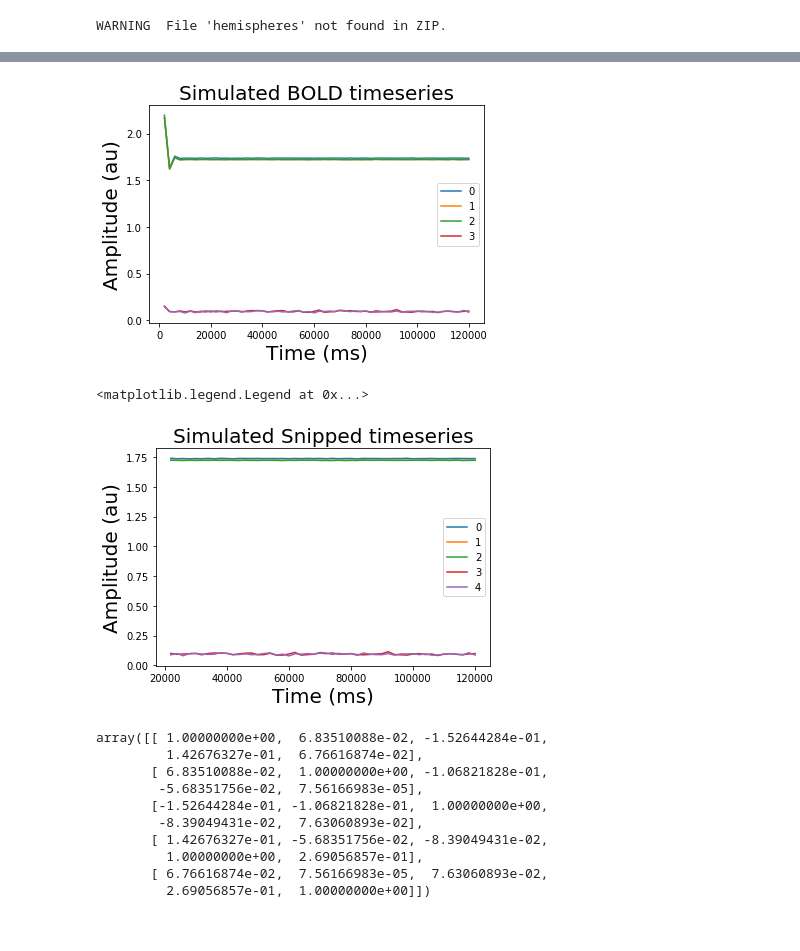
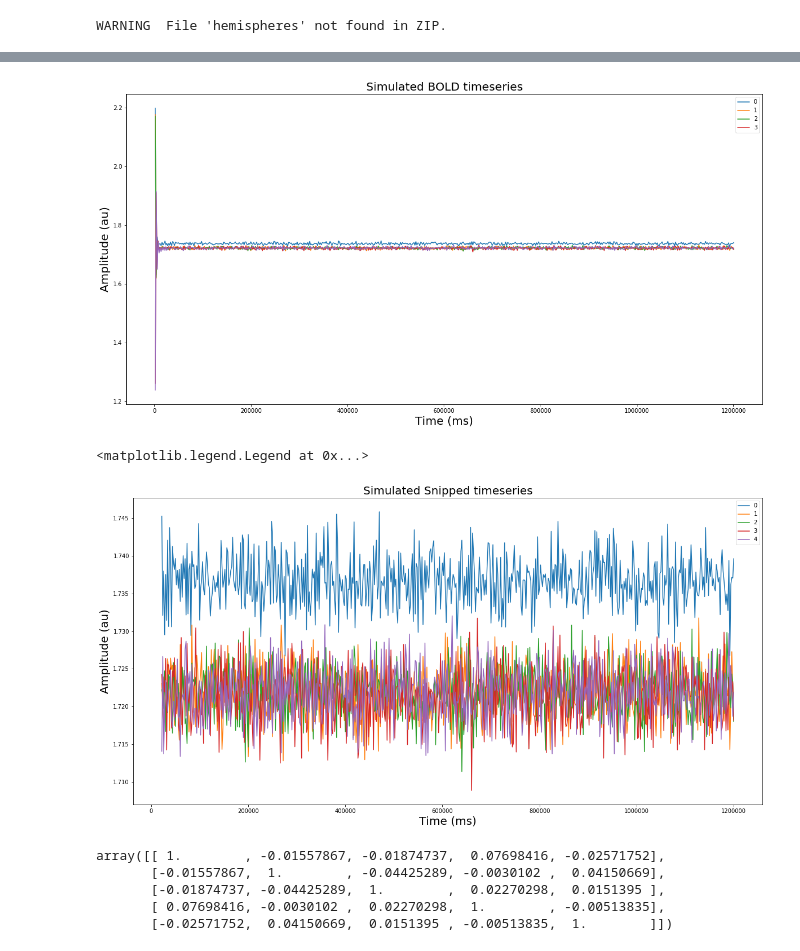
Before and after one commit to Spokhim/MouseBrainModelling, a Jupyter notebook: Proof of Validity.ipynb, the cells around one changed output, grey strips where cells are left out. Drawn from its saved outputs; the diff is of its cells as text; code cells hidden in the pictures.

```diff
--- a/Proof of Validity.ipynb
+++ b/Proof of Validity.ipynb
@@ -68,10 +69,10 @@ if BOLD == True:
     sim = simulator.Simulator(model=MODEL,
                             connectivity=con,
                             coupling=coupling.Linear(a=0.096),
-                            integrator=integrators.EulerStochastic(dt=0.1, noise=noise.Additive(nsig=0.00013)),
+                            integrator=integrators.EulerStochastic(dt=0.1, noise=noise.Additive(nsig=0.000013)),
                             monitors=(monitors.Bold(period=2e3),
                                       monitors.TemporalAverage(period=1e3)),
-                            simulation_length=1.2e5,
+                            simulation_length=1.2e6,
                             #initial_conditions=[1.8,1.8,1.8,1.8,1.8]
                             ).configure()
     # Run the resting state simulation
@@ -79,35 +80,35 @@ if BOLD == True:
 
     # Display the simulated bold timeseries
     plt.subplots()
     plt.plot(bold_time,bold_data[:,0,:,0])
     plt.xlabel('Time (ms)', fontsize=20)
     plt.ylabel('Amplitude (au)', fontsize=20)
     plt.title('Simulated BOLD timeseries', fontsize=20)
     plt.legend(('0','1','2','3'))
 
 else:
 
   sim = simulator.Simulator(model=MODEL,
                           connectivity=con,
                           coupling=coupling.Linear(a=0.096),
                           integrator=integrators.EulerStochastic(dt=0.1, noise=noise.Additive(nsig=0.000013)),
-                          monitors=(monitors.TemporalAverage(period=1e3)),
+                         # monitors=(monitors.TemporalAverage(period=1e3)),
                           simulation_length=1.2e5).configure()
   # Run the resting state simulation
   awer = sim.run()
   bold_time = awer[0][0]
   bold_data = awer[0][1]
 
   # Display the simulated non-bold timeseries
 # Display the simulated non-bold timeseries
   plt.subplots()
   plt.plot(bold_time,bold_data[:,0,:,0])
   plt.xlabel('Time (ms)', fontsize=20)
   plt.ylabel('Amplitude (au)', fontsize=20)
   plt.title('Simulated non-BOLD timeseries', fontsize=20)
   plt.legend(('0','1','2','3','4'))
 # %% [output]
-[figure, old version]
+[figure, new version]
 # %%
 # Display the simulated snipped timeseries
 plt.subplots()
@@ -118,7 +119,7 @@ plt.title('Simulated Snipped timeseries', fontsize=20)
 plt.legend(('0','1','2','3','4'))
 # %% [output]
 <matplotlib.legend.Legend at 0x...>
-[figure, old version]
+[figure, new version]
 # %%
 # Functional Connectivity Matrix.
 
@@ -136,16 +137,11 @@ for i in range(bold_data.shape[2]):
 FCM = np.corrcoef(TSeriesMatrix)
 FCM
 # %% [output]
-array([[ 1.00000000e+00,  6.83510088e-02, -1.52644284e-01,
-         1.42676327e-01,  6.76616874e-02],
-       [ 6.83510088e-02,  1.00000000e+00, -1.06821828e-01,
-        -5.68351756e-02,  7.56166983e-05],
-       [-1.52644284e-01, -1.06821828e-01,  1.00000000e+00,
-        -8.39049431e-02,  7.63060893e-02],
-       [ 1.42676327e-01, -5.68351756e-02, -8.39049431e-02,
-         1.00000000e+00,  2.69056857e-01],
-       [ 6.76616874e-02,  7.56166983e-05,  7.63060893e-02,
-         2.69056857e-01,  1.00000000e+00]])
+array([[ 1.        , -0.01557867, -0.01874737,  0.07698416, -0.02571752],
+       [-0.01557867,  1.        , -0.04425289, -0.0030102 ,  0.04150669],
+       [-0.01874737, -0.04425289,  1.        ,  0.02270298,  0.0151395 ],
+       [ 0.07698416, -0.0030102 ,  0.02270298,  1.        , -0.00513835],
+       [-0.02571752,  0.04150669,  0.0151395 , -0.00513835,  1.        ]])
 # %%
 # Plot Matrix
 cs=plt.imshow(FCM, cmap='jet', aspect='equal', interpolation='none')
```
Also changed, not shown: parts of 6 cells of this notebook, 1 other file.
